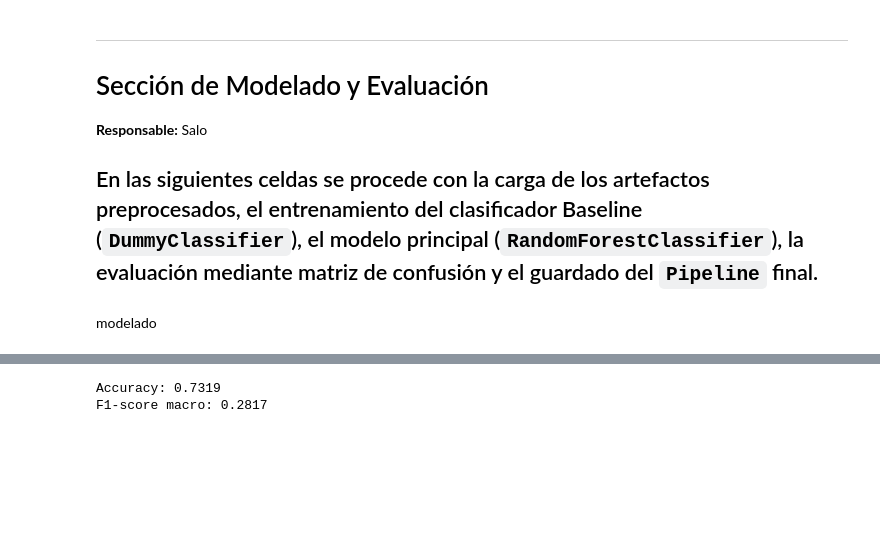
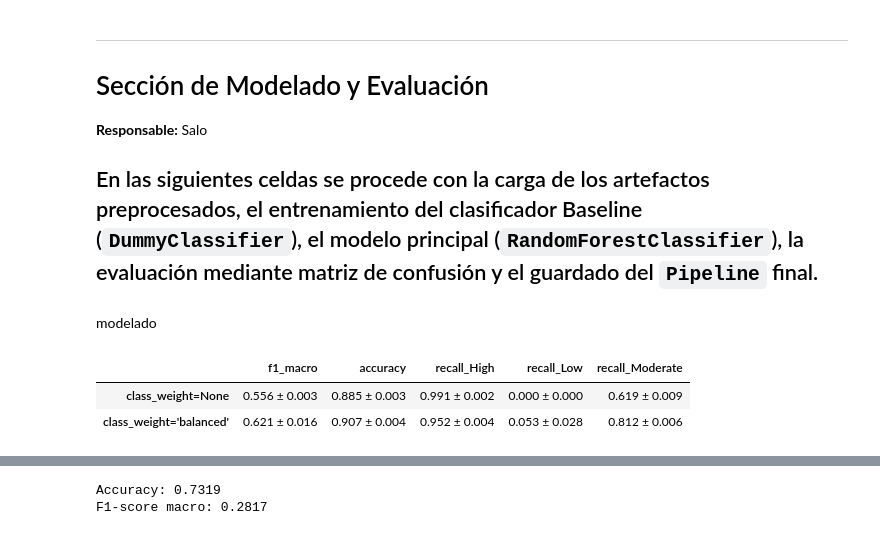
Before and after one commit to imdann06/diabetes-risk-prediction, a Jupyter notebook: fase-1/notebooks/01_diabetes_risk_pipeline.ipynb, the cells around one changed output, grey strips where cells are left out. Saved outputs shown, nothing was run; the diff lists cells and outputs as text; code cells hidden in the pictures; blank space fills up the shorter version.

Commit message:
Creado con ColabAgrega evidencia y análisis de validación cruzada para class_weight

```diff
--- a/fase-1/notebooks/01_diabetes_risk_pipeline.ipynb
+++ b/fase-1/notebooks/01_diabetes_risk_pipeline.ipynb
@@ -345,3 +345,54 @@ from sklearn.metrics import (
     ConfusionMatrixDisplay,
 )
 from sklearn.pipeline import Pipeline
+# %%
+ #---------------------------------------------------------------------------
+# CELDA PARA EL NOTEBOOK DE LA FASE 1 (corrección: evidencia de class_weight)
+# Requiere que ya existan X_train, y_train (SIN preprocesar, solo las 36
+# predictoras) y X_test, y_test. La prueba NO se usa aquí.
+# Pegar en una celda de código, antes de la evaluación final.
+# ---------------------------------------------------------------------------
+import numpy as np
+import pandas as pd
+from sklearn.compose import ColumnTransformer
+from sklearn.ensemble import RandomForestClassifier
+from sklearn.impute import SimpleImputer
+from sklearn.metrics import make_scorer, recall_score
+from sklearn.model_selection import StratifiedKFold, cross_validate
+from sklearn.pipeline import Pipeline
+from sklearn.preprocessing import OneHotEncoder, StandardScaler
+
+SEED = 42
+N_ESTIMATORS = 200
+
+num_cols = X_train.select_dtypes(include="number").columns.tolist()
+cat_cols = [c for c in X_train.columns if c not in num_cols]
+
+def make_pipeline(class_weight):
+    pre = ColumnTransformer([
+        ("num", Pipeline([("imp", SimpleImputer(strategy="median")),
+                          ("sc", StandardScaler())]), num_cols),
+        ("cat", Pipeline([("imp", SimpleImputer(strategy="most_frequent")),
+                          ("oh", OneHotEncoder(handle_unknown="ignore", sparse_output=False))]), cat_cols),
+    ])
+    rf = RandomForestClassifier(n_estimators=N_ESTIMATORS, class_weight=class_weight,
+                                min_samples_leaf=5, random_state=SEED, n_jobs=-1)
+    return Pipeline([("preprocess", pre), ("model", rf)])  # el preprocesamiento se reajusta en cada fold
+
+labels = sorted(y_train.unique())
+scoring = {"f1_macro": "f1_macro", "accuracy": "accuracy"}
+for l in labels:
+    scoring[f"recall_{l}"] = make_scorer(recall_score, labels=[l], average="macro", zero_division=0)
+
+cv = StratifiedKFold(n_splits=5, shuffle=True, random_state=SEED)
+rows = {}
+for name, cw in {"class_weight=None": None, "class_weight='balanced'": "balanced"}.items():
+    res = cross_validate(make_pipeline(cw), X_train, y_train, cv=cv, scoring=scoring)
+    rows[name] = {m: f"{np.mean(res['test_' + m]):.3f} ± {np.std(res['test_' + m]):.3f}" for m in scoring}
+
+cv_table = pd.DataFrame(rows).T
+display(cv_table)  # evidencia: validación cruzada SOLO sobre entrenamiento; prueba intacta
+# %% [output]
+|  | f1_macro | accuracy | recall_High | recall_Low | recall_Moderate |
+| class_weight=None | 0.556 ± 0.003 | 0.885 ± 0.003 | 0.991 ± 0.002 | 0.000 ± 0.000 | 0.619 ± 0.009 |
+| class_weight='balanced' | 0.621 ± 0.016 | 0.907 ± 0.004 | 0.952 ± 0.004 | 0.053 ± 0.028 | 0.812 ± 0.006 |
```
Also changed, not shown: parts of 3 cells of this notebook.
